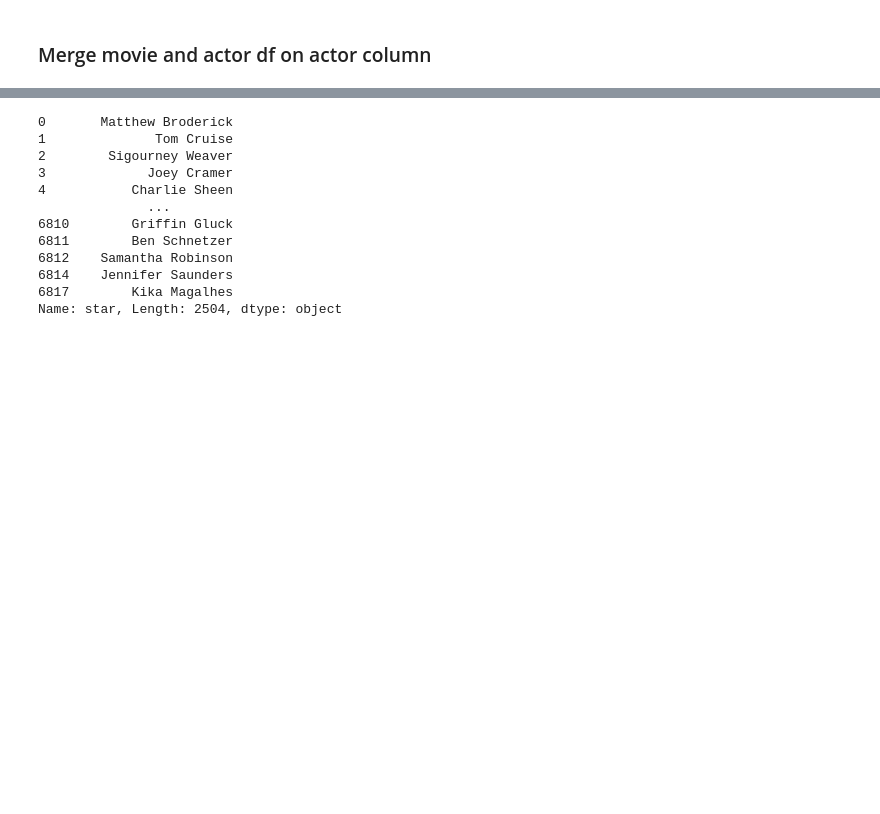
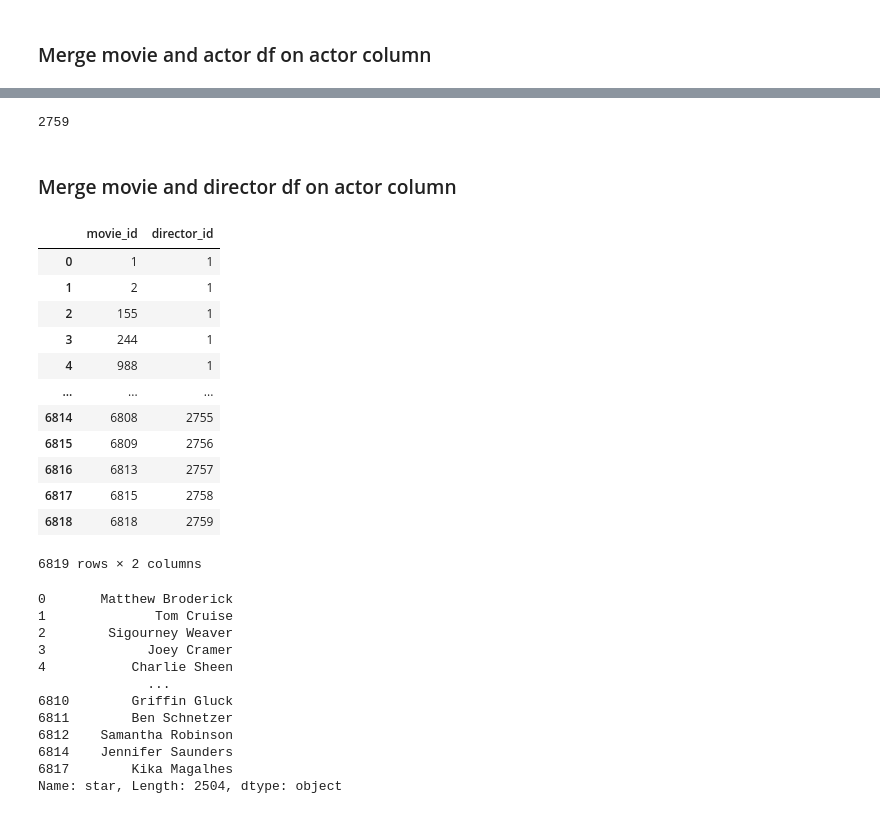
Before and after one commit to IrinaUX/Group7-ETL-Project, a Jupyter notebook: ETL_final.ipynb, the cells around one changed output, grey strips where cells are left out. Drawn from its saved outputs; the diff is of its cells as text; code cells hidden in the pictures; blank space fills up the shorter version.

```diff
--- a/ETL_final.ipynb
+++ b/ETL_final.ipynb
@@ -692,0 +691,3 @@ movie_actor = movie_actor()
+# %%
+director.index += 1
+director
@@ -692,0 +708,3 @@ movie_actor = movie_actor()
+# %%
+director = director.reset_index()
+director.head(2)
@@ -692,0 +715,3 @@ movie_actor = movie_actor()
+# %%
+director = director.rename(columns={'index': 'director_id'})
+director.head()
@@ -692,0 +725,27 @@ movie_actor = movie_actor()
+# %%
+len(director)
+# %% [output]
+2759
+# %% [markdown]
+### Merge movie and director df on actor column
+# %%
+# combine movie and tables
+movie_director = pd.merge(movies, director, how='outer', on="director")
+# %%
+# Extract only movie_id and actor_id columns
+movie_director = movie_director[['movie_id', 'director_id']]
+movie_director
+# %% [output]
+|  | movie_id | director_id |
+| 0 | 1 | 1 |
+| 1 | 2 | 1 |
+| 2 | 155 | 1 |
+| 3 | 244 | 1 |
+| 4 | 988 | 1 |
+| ... | ... | ... |
+| 6814 | 6808 | 2755 |
+| 6815 | 6809 | 2756 |
+| 6816 | 6813 | 2757 |
+| 6817 | 6815 | 2758 |
+| 6818 | 6818 | 2759 |
+6819 rows × 2 columns
```
Also changed, not shown: parts of 12 cells of this notebook.
